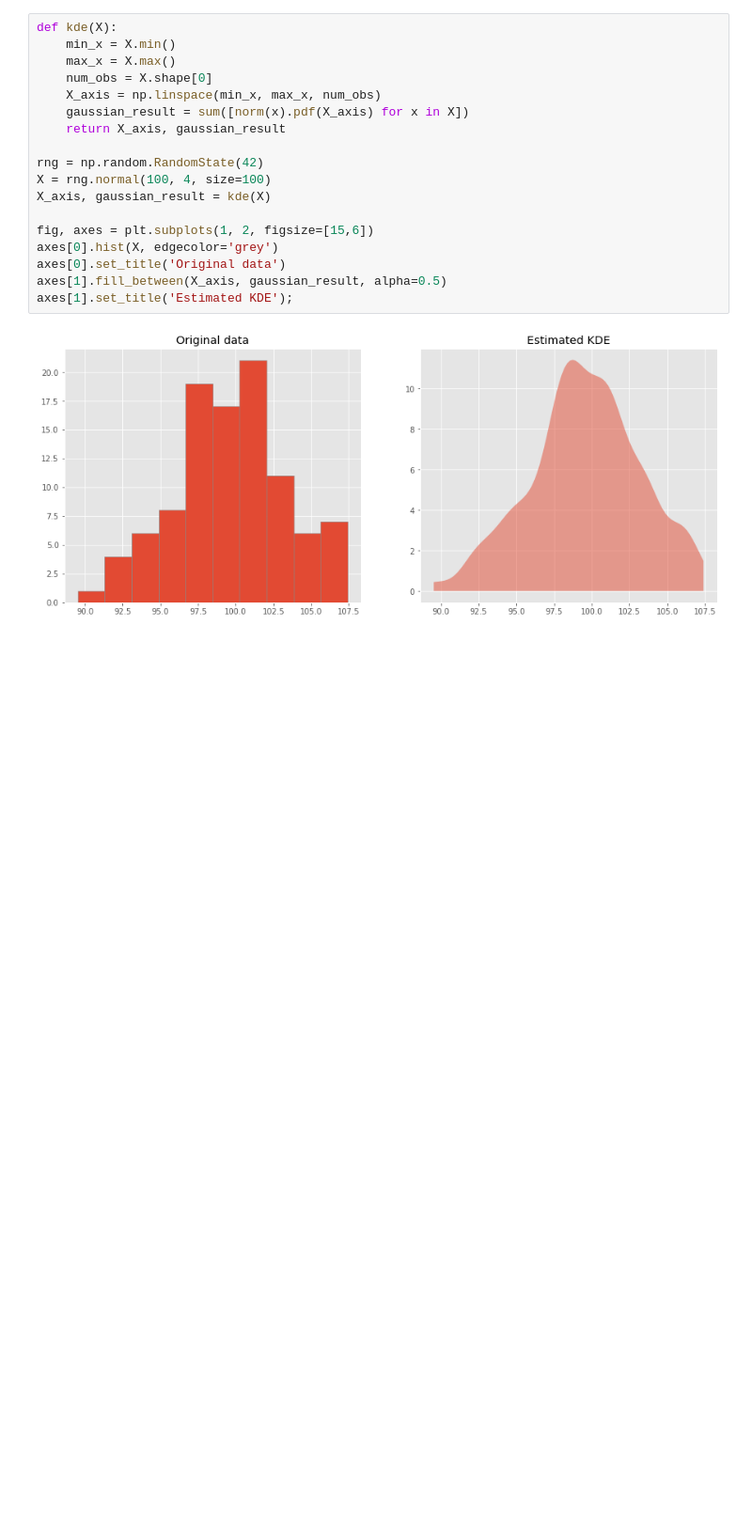
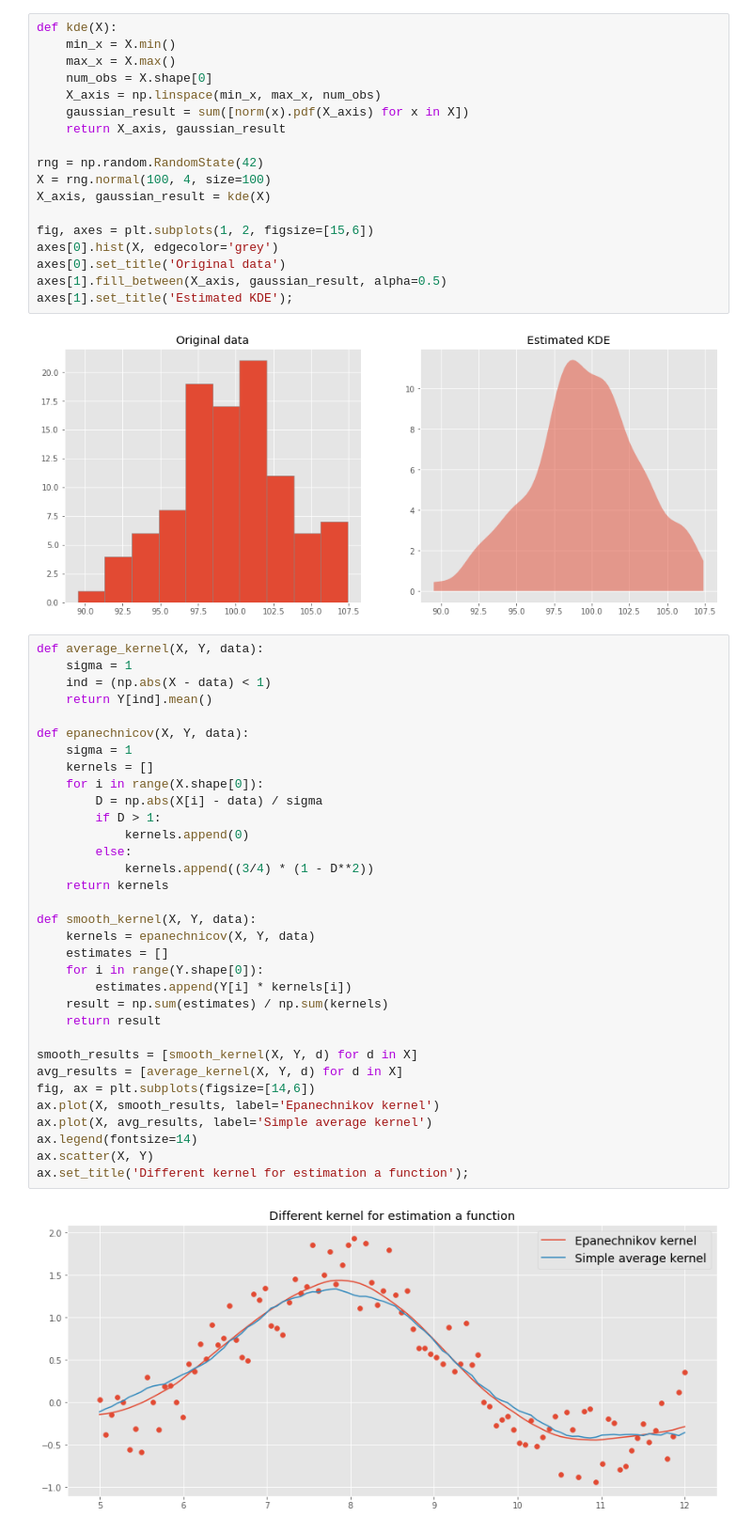
Before and after one commit to Bounty1993/ML-Algorithms-From-Scratch, a Jupyter notebook: kernel_smoothing.ipynb, the cells around one changed output. Shown: that part at 94% size. Saved outputs shown, nothing was run; the diff lists cells and outputs as text; blank space fills up the shorter version.

Commit message:
epanechnicov kernel

```diff
--- a/kernel_smoothing.ipynb
+++ b/kernel_smoothing.ipynb
@@ -24,3 +24,38 @@ axes[1].fill_between(X_axis, gaussian_result, alpha=0.5)
 axes[1].set_title('Estimated KDE');
 # %% [output]
 [figure]
+# %%
+def average_kernel(X, Y, data):
+    sigma = 1
+    ind = (np.abs(X - data) < 1)
+    return Y[ind].mean()
+
+def epanechnicov(X, Y, data):
+    sigma = 1
+    kernels = []
+    for i in range(X.shape[0]):
+        D = np.abs(X[i] - data) / sigma
+        if D > 1:
+            kernels.append(0)
+        else:
+            kernels.append((3/4) * (1 - D**2))
+    return kernels
+
+def smooth_kernel(X, Y, data):
+    kernels = epanechnicov(X, Y, data)
+    estimates = []
+    for i in range(Y.shape[0]):
+        estimates.append(Y[i] * kernels[i])
+    result = np.sum(estimates) / np.sum(kernels)
+    return result
+
+smooth_results = [smooth_kernel(X, Y, d) for d in X]
+avg_results = [average_kernel(X, Y, d) for d in X]
+fig, ax = plt.subplots(figsize=[14,6])
+ax.plot(X, smooth_results, label='Epanechnikov kernel')
+ax.plot(X, avg_results, label='Simple average kernel')
+ax.legend(fontsize=14)
+ax.scatter(X, Y)
+ax.set_title('Different kernel for estimation a function');
+# %% [output]
+[figure, added]
```
